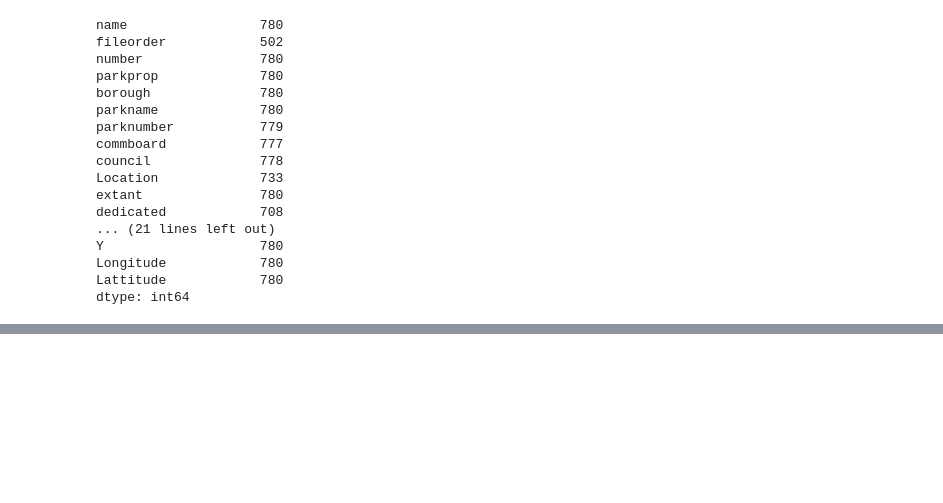
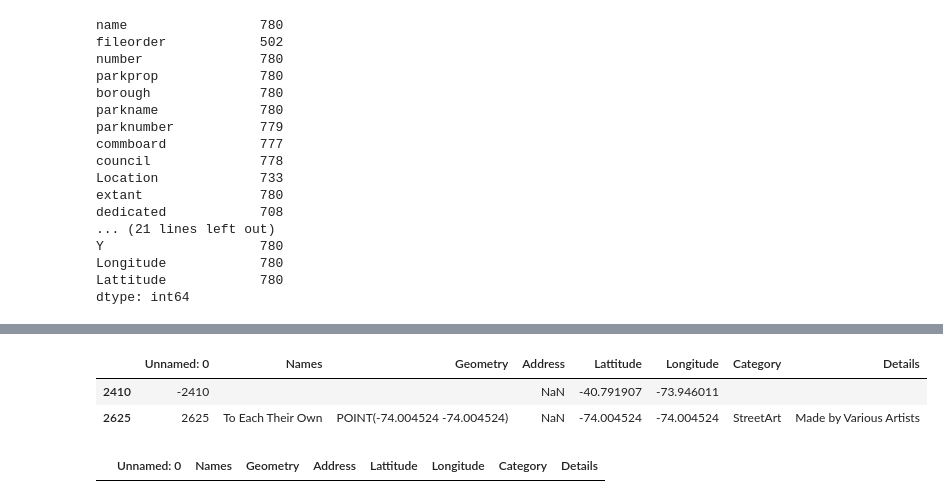
Before and after one commit to js816/New_York_-_London_Weather_Predictions, a Jupyter notebook: conver_latlong_test.ipynb, the cells around one changed output, grey strips where cells are left out. Cells and saved outputs as stored; diff of their text form; code cells hidden in the pictures; blank space fills up the shorter version.

```diff
--- a/conver_latlong_test.ipynb
+++ b/conver_latlong_test.ipynb
@@ -93,0 +128,6 @@ dtype: int64
+# %%
+ny_all.loc[ny_all.Lattitude <= 0]
+# %% [output]
+|  | Unnamed: 0 | Names | Geometry | Address | Lattitude | Longitude | Category | Details |
+| 2410 | -2410 |  |  | NaN | -40.791907 | -73.946011 |  |  |
+| 2625 | 2625 | To Each Their Own | POINT(-74.004524 -74.004524) | NaN | -74.004524 | -74.004524 | StreetArt | Made by Various Artists |
@@ -93,0 +138,4 @@ dtype: int64
+# %%
+ny_all.loc[ny_all.Lattitude <= 0]
+# %% [output]
+|  | Unnamed: 0 | Names | Geometry | Address | Lattitude | Longitude | Category | Details |
```
Also changed, not shown: parts of 8 cells of this notebook, 2 other files.
